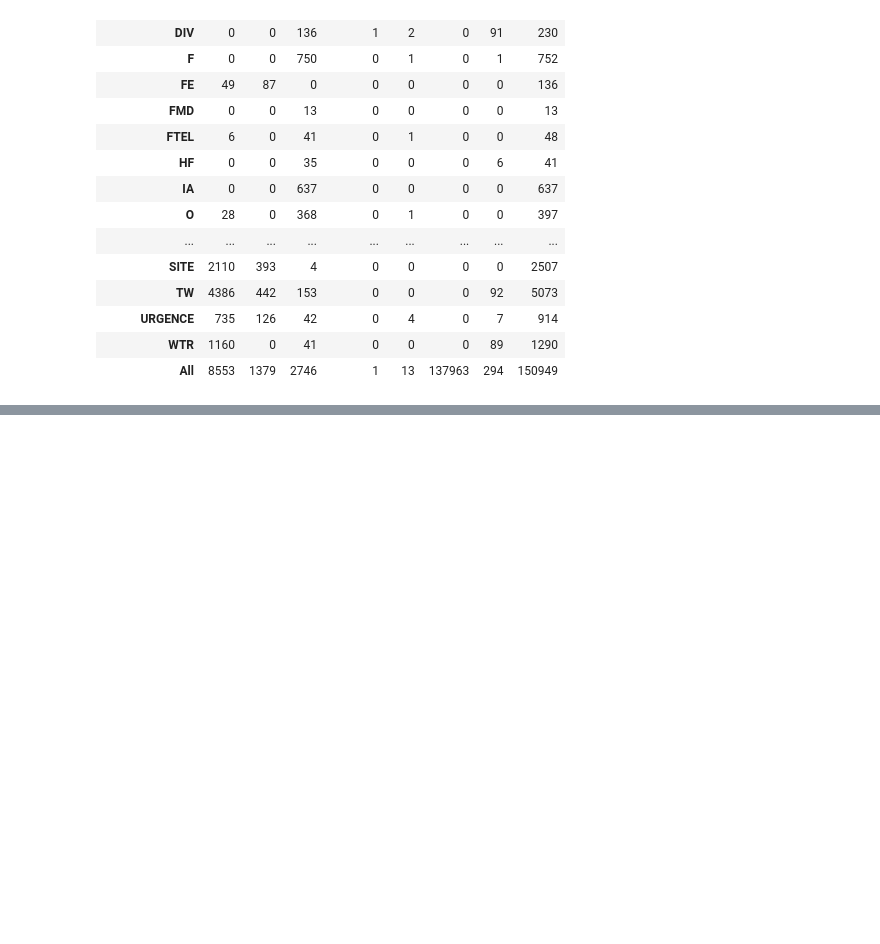
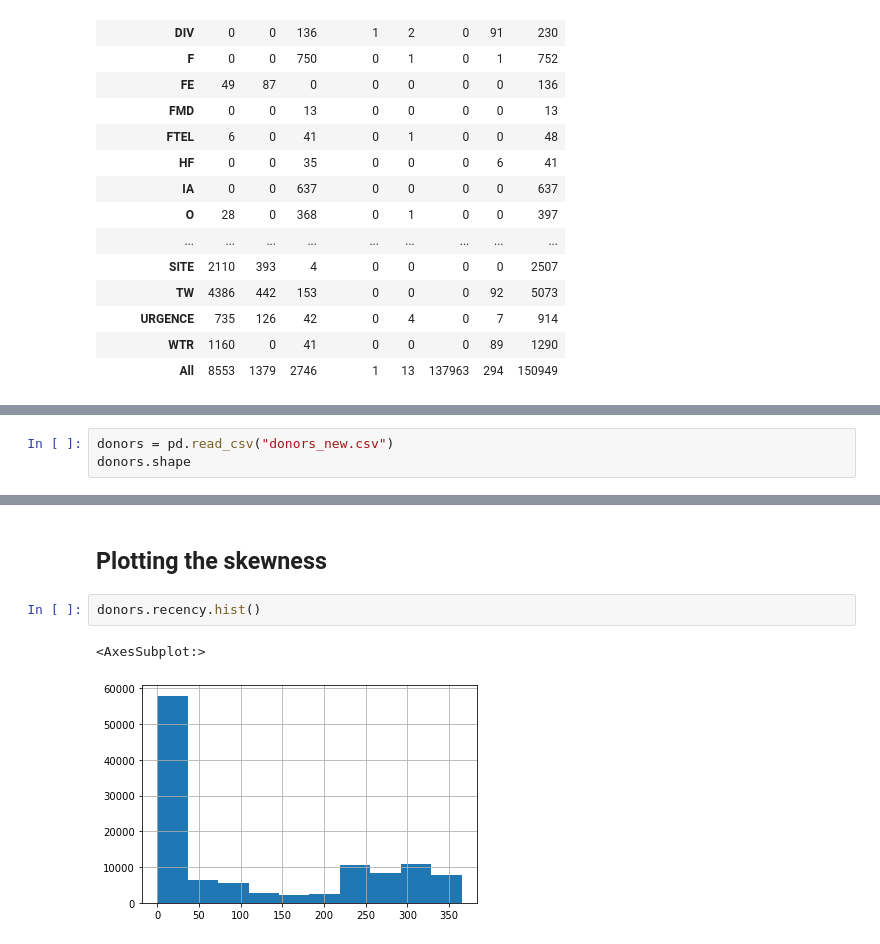
Before and after one commit to Asrorbek-Orzikulov/donations, a Jupyter notebook: donations.ipynb, the cells around one changed output, grey strips where cells are left out. Cells and saved outputs as stored; diff of their text form; blank space fills up the shorter version.

```diff
--- a/donations.ipynb
+++ b/donations.ipynb
@@ -410,0 +412,3 @@ pd.crosstab(dons_2018['cam code'], dons_2018['payment method'], margins=True)
+# %%
+donors = pd.read_csv("donors_new.csv")
+donors.shape
@@ -410,0 +426,7 @@ pd.crosstab(dons_2018['cam code'], dons_2018['payment method'], margins=True)
+# %% [markdown]
+## Plotting the skewness
+# %%
+donors.recency.hist()
+# %% [output]
+<AxesSubplot:>
+[figure, added]
```
Also changed, not shown: parts of 13 cells of this notebook, 1 other file.
